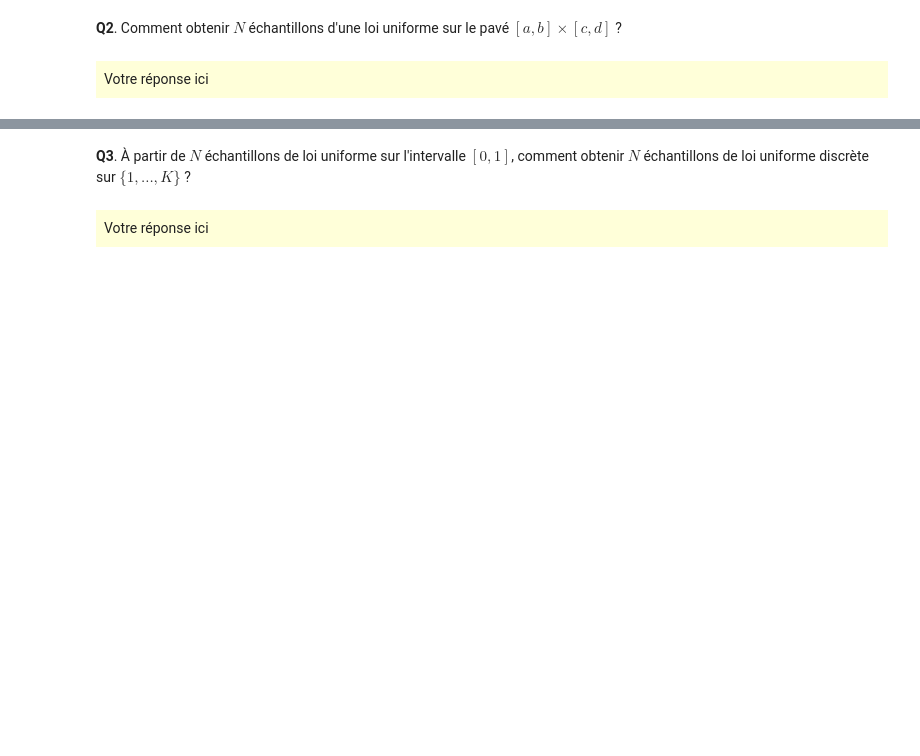
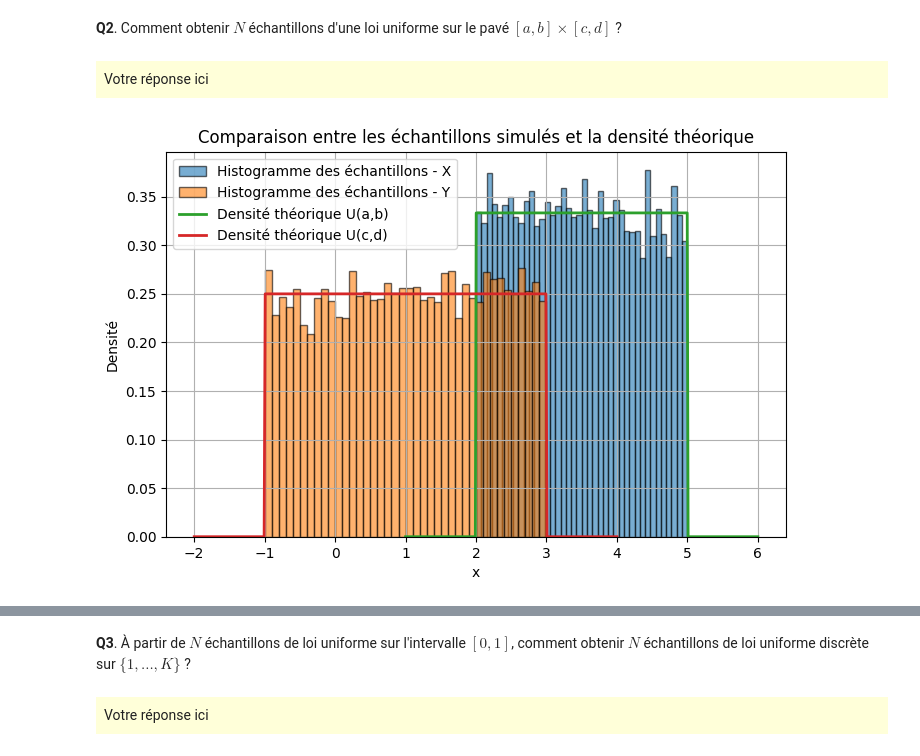
Before and after one commit to farahamorri/estim_av, a Jupyter notebook: tp1_AMORRI_MILANO.ipynb, the cells around one changed output, grey strips where cells are left out. Cells and saved outputs as stored; diff of their text form; code cells hidden in the pictures; blank space fills up the shorter version.

```diff
--- a/tp1_AMORRI_MILANO.ipynb
+++ b/tp1_AMORRI_MILANO.ipynb
@@ -44,6 +109,46 @@ Votre réponse ici
 Votre réponse ici
 </div>
 # %%
-########
-### YOUR CODE HERE
-########
+def uniform_rectangle(N, a, b, c, d):
+    X = uniform_ab(N, a, b, seed=42)   # coordonnée X
+    Y = uniform_ab(N, c, d, seed=43)   # coordonnée Y
+    return X, Y
+# %%
+#Paramètres
+a = 2
+b = 5
+c = -1
+d = 3
+
+N = 10000
+
+# Génération
+X, Y = uniform_rectangle(N, a=2, b=5, c=-1, d=3)
+
+# Densité théorique
+x_vals = np.linspace(a - 1, b + 1, 400)
+y_vals = np.linspace(c - 1, d + 1, 400)
+density_X = np.where((x_vals >= a) & (x_vals <= b), 1/(b - a), 0)
+density_Y = np.where((y_vals >= c) & (y_vals <= d), 1/(d - c), 0)
+
+
+# ----- Tracé -----
+plt.figure(figsize=(8, 5))
+
+# Histogramme normalisé
+plt.hist(X, bins=40, density=True, alpha=0.6, edgecolor='black', label='Histogramme des échantillons - X')
+plt.hist(Y, bins=40, density=True, alpha=0.6, edgecolor='black', label='Histogramme des échantillons - Y')
+# Densité théorique
+plt.plot(x_vals, density_X, linewidth=2, label='Densité théorique U(a,b)')
+plt.plot(y_vals, density_Y, linewidth=2, label='Densité théorique U(c,d)')
+
+
+
+plt.title('Comparaison entre les échantillons simulés et la densité théorique')
+plt.xlabel('x')
+plt.ylabel('Densité')
+plt.legend()
+plt.grid(True)
+plt.show()
+# %% [output]
+[figure, added]
```
Also changed, not shown: parts of 10 cells of this notebook.
